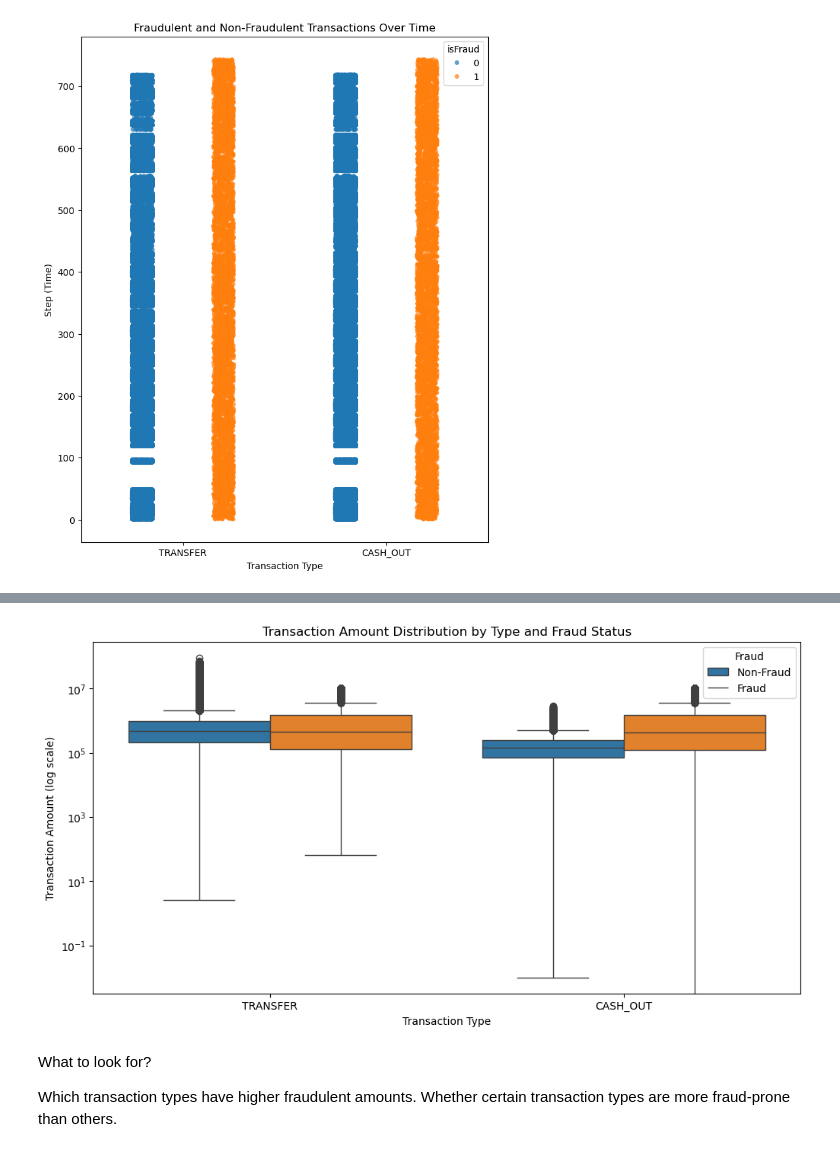
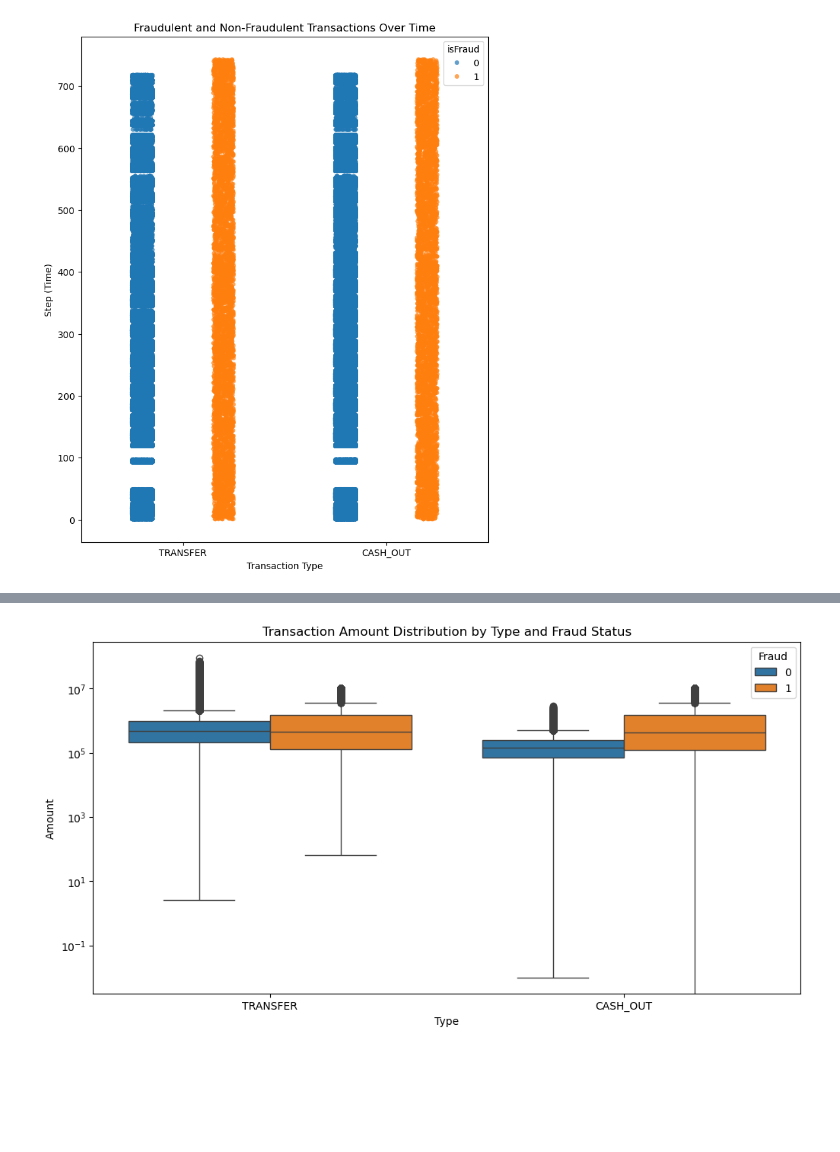
Before and after one commit to krystelcr/Financial-Fraud-Detection, a Jupyter notebook: code/dataprep/explore.ipynb, the cells around one changed output, grey strips where cells are left out. Cells and saved outputs as stored; diff of their text form; code cells hidden in the pictures; blank space fills up the shorter version.

```diff
--- a/code/dataprep/explore.ipynb
+++ b/code/dataprep/explore.ipynb
@@ -437,16 +479,11 @@ If there are outliers (extreme values that could be red flags).
 # %%
 plt.figure(figsize=(12, 6))
 sns.boxplot(x="type", y="amount", hue="isFraud", data=df_filtered)
-plt.yscale("log")  # Log scale to see differences more clearly
-plt.xlabel("Transaction Type")
-plt.ylabel("Transaction Amount (log scale)")
+plt.yscale("log")
+plt.xlabel("Type")
+plt.ylabel("Amount")
 plt.title("Transaction Amount Distribution by Type and Fraud Status")
-plt.legend(title="Fraud", labels=["Non-Fraud", "Fraud"])
+plt.legend(title="Fraud")
 plt.show()
 # %% [output]
-[figure, old version]
+[figure, new version]
-# %% [markdown]
-What to look for?
-
-Which transaction types have higher fraudulent amounts.
-Whether certain transaction types are more fraud-prone than others.
```
Also changed, not shown: parts of 23 cells of this notebook, 1 other file.
